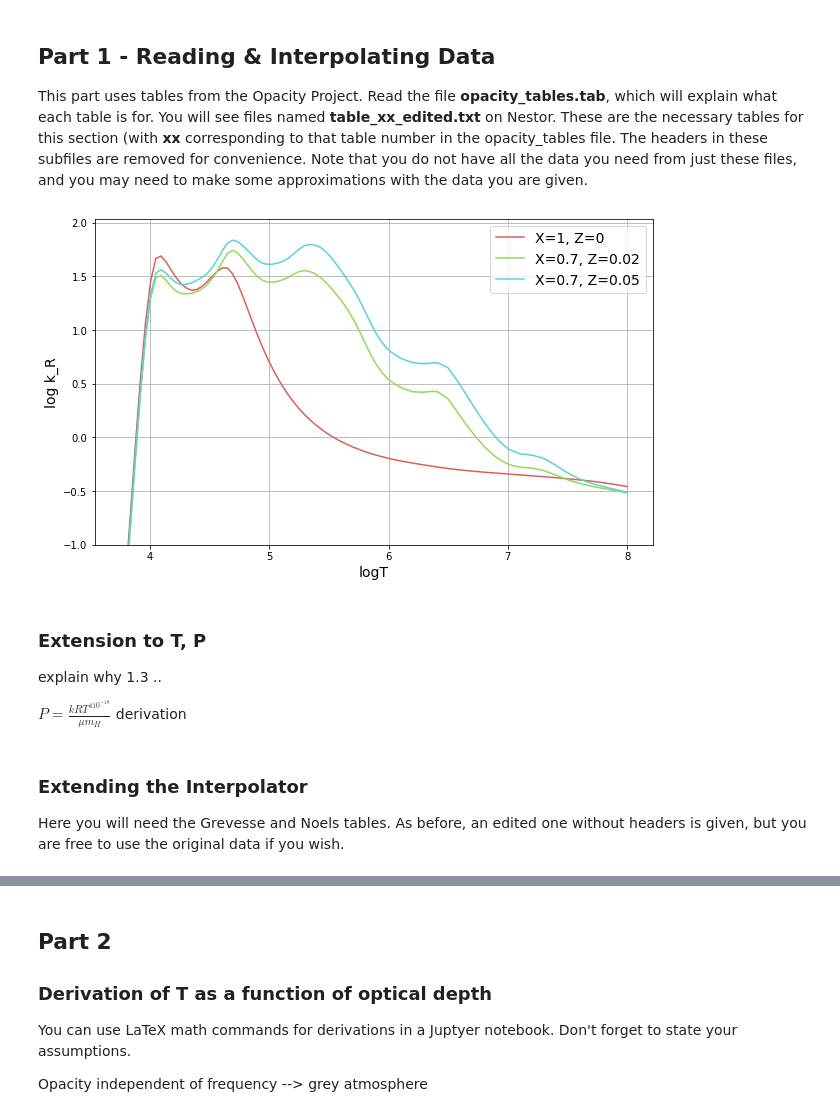
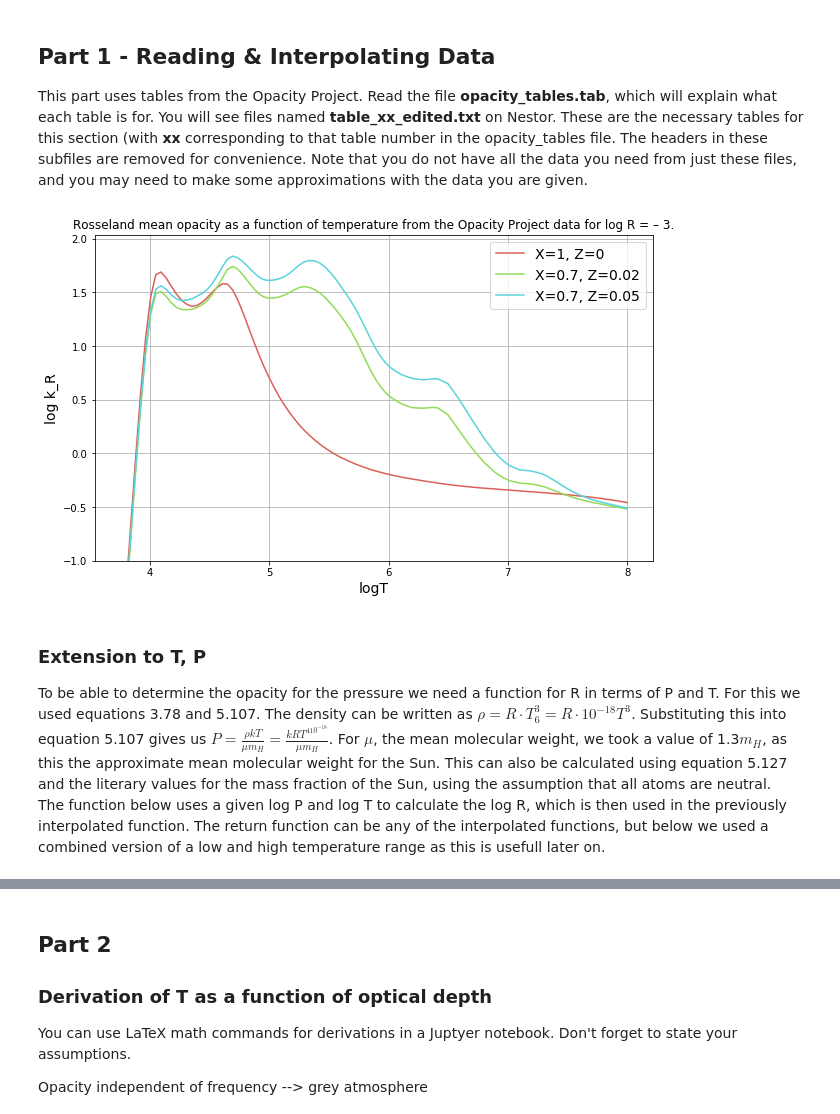
Before and after one commit to dziouba/PoS, a Jupyter notebook: PoS_Computer_Model.ipynb, the cells around one changed output, grey strips where cells are left out. Drawn from its saved outputs; the diff is of its cells as text; code cells hidden in the pictures.

```diff
--- a/PoS_Computer_Model.ipynb
+++ b/PoS_Computer_Model.ipynb
@@ -65,30 +64,24 @@ opacity_plot_005 = np.mean([opacity_plot_004, opacity_plot_006], axis=0)
 # %%
 # Plotting data - Plot of κR vs log T
 
 fig = figure(figsize=(10,6))
 fr = fig.add_subplot(1,1,1)
 fr.set_xlabel('logT', fontsize="14")
 fr.set_ylabel('log k_R', fontsize="14")
 fr.grid(True)
 fr.plot(logT_plot, opacity_plot_1,"-", label = "X=1, Z=0")
 fr.plot(logT_plot, opacity_plot_002,"-", label = "X=0.7, Z=0.02")
 fr.plot(logT_plot, opacity_plot_005,"-", label = "X=0.7, Z=0.05")
 #fr.plot(logT_plot, opacity_plot_006,"-", label = "X=0.7, Z=0.06")
-#fr.plot(n, max_axis,"-", label="2.8V")
+fr.set_title("Rosseland mean opacity as a function of temperature from the Opacity Project data for log R = – 3.")
 fr.legend(fontsize="14")
 ylim(bottom=-1)
 show()
-
-
-#completely reproducing image 3.17 from the book, all three lines.
-# should be pretty much exactly the same.
-# do some algebra to get pressure
 # %% [output]
-[figure, old version]
+[figure, new version]
-# %% [markdown]
-### Extension to T, P
-
-explain why 1.3 ..
-
-$P = \frac{kRT^410^{-18}}{\mu m_H}$ derivation
+# %% [markdown]
+### Extension to T, P
+
+To be able to determine the opacity for the pressure we need a function for R in terms of P and T. For this we used equations 3.78 and 5.107. The density can be written as $\rho=R \cdot T_6^3=R\cdot10^{-18}T^3$. Substituting this into equation 5.107 gives us $P = \frac{\rho k T}{\mu m_H}= \frac{kRT^410^{-18}}{\mu m_H}$. For $\mu$, the mean molecular weight, we took a value of 1.3$m_H$, as this the approximate mean molecular weight for the Sun. This can also be calculated using equation 5.127 and the literary values for the mass fraction of the Sun, using the assumption that all atoms are neutral.
+The function below uses a given log P and log T to calculate the log R, which is then used in the previously interpolated function. The return function can be any of the interpolated functions, but below we used a combined version of a low and high temperature range as this is usefull later on.
 # %%
@@ -107,4 +94,0 @@ def Log_opacity(logP, logT):
-# %% [markdown]
-### Extending the Interpolator
-
-Here you will need the Grevesse and Noels tables. As before, an edited one without headers is given, but you are free to use the original data if you wish.
```
Also changed, not shown: parts of 10 cells of this notebook.
